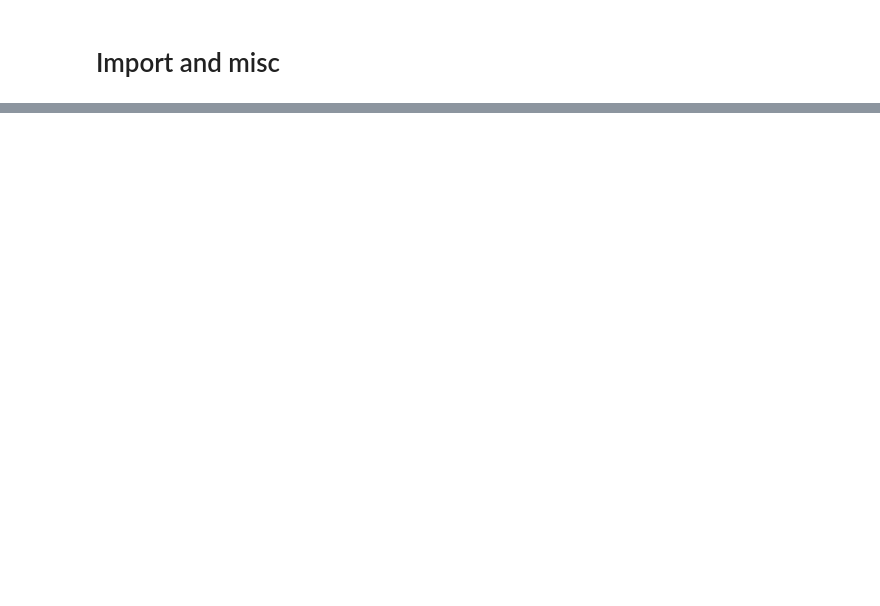
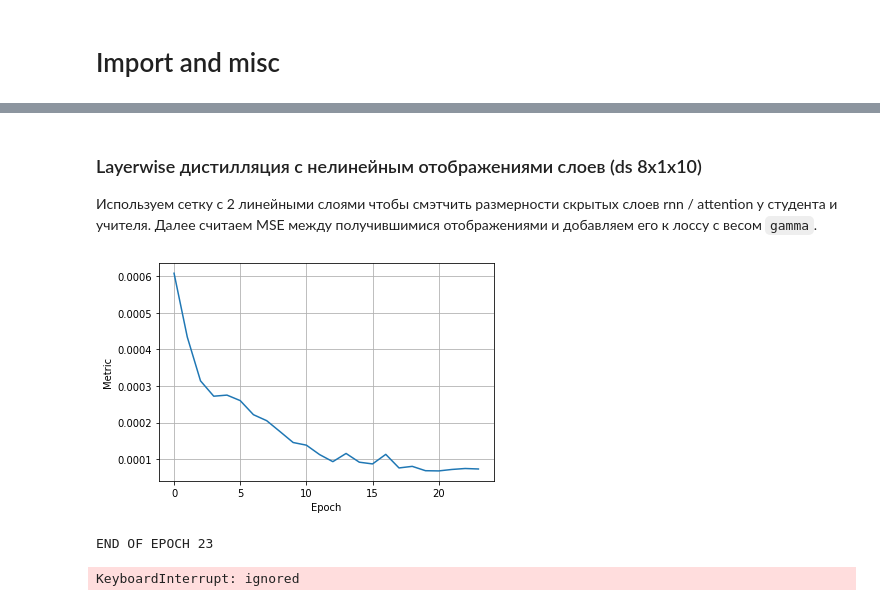
Before and after one commit to Mikezz1/kws, a Jupyter notebook: main.ipynb, the cells around one changed output, grey strips where cells are left out. Saved outputs shown, nothing was run; the diff lists cells and outputs as text; code cells hidden in the pictures; blank space fills up the shorter version.

```diff
--- a/main.ipynb
+++ b/main.ipynb
@@ -335,0 +396,48 @@ def distill(student_model, teacher_model, opt, train_loader, val_loader, melspec
+# %% [markdown]
+### Layerwise дистилляция c нелинейным отображениями слоев (ds 8x1x10)
+
+Используем сетку с 2 линейными слоями чтобы смэтчить размерности скрытых слоев rnn / attention у студента и учителя. Далее  считаем MSE между получившимися отображениями и добавляем его к лоссу с весом `gamma`.
+# %%
+micro_config = TaskConfig(
+    hidden_size=10,
+    cnn_out_channels=8,
+    gru_num_layers=1,
+    num_epochs=25,
+    temperature=10,
+    learning_rate=3e-4,
+    alpha=0.2,
+    gamma=0.2,
+    batch_size=512
+    )
+
+projector_rnn_1 = Projector([96, 32], [micro_config.hidden_size*3, micro_config.hidden_size])
+projector_rnn_2 = Projector([96, 144], [micro_config.hidden_size*3, 144])
+projector_att_1 = Projector([32, 32],[micro_config.hidden_size, micro_config.hidden_size] )
+projector_att_2 = Projector([1, 32], [1, micro_config.hidden_size])
+projectors = [projector_rnn_1, projector_rnn_2, projector_att_1, projector_att_2]
+projectors  = [p.to(micro_config.device) for p in projectors]
+
+student_model = CRNNmicro(micro_config).to(micro_config.device)
+base_config = TaskConfig(hidden_size=32)
+teacher_model = CRNN(base_config).to(base_config.device)
+teacher_model.load_state_dict(torch.load('checkpoints/model_base.pth', map_location=torch.device('cpu')))
+
+params  = list(student_model.parameters()) +\
+          list(projector_rnn_1.parameters()) +\
+          list(projector_rnn_2.parameters()) +\
+          list(projector_att_1.parameters()) +\
+          list(projector_att_2.parameters())
+
+optimizer = torch.optim.Adam(params,
+                             lr=micro_config.learning_rate,
+                             weight_decay=micro_config.weight_decay)
+
+melspec = LogMelspec(is_train=False, config=micro_config)
+history = defaultdict(list)
+# %%
+student_model = distill(student_model, teacher_model, optimizer,
+                        train_loader, val_loader, melspec, melspec, micro_config, projectors )
+# %% [output]
+[figure, added]
+END OF EPOCH 23
+KeyboardInterrupt: ignored
```
Also changed, not shown: parts of 71 cells of this notebook, 8 other files.
